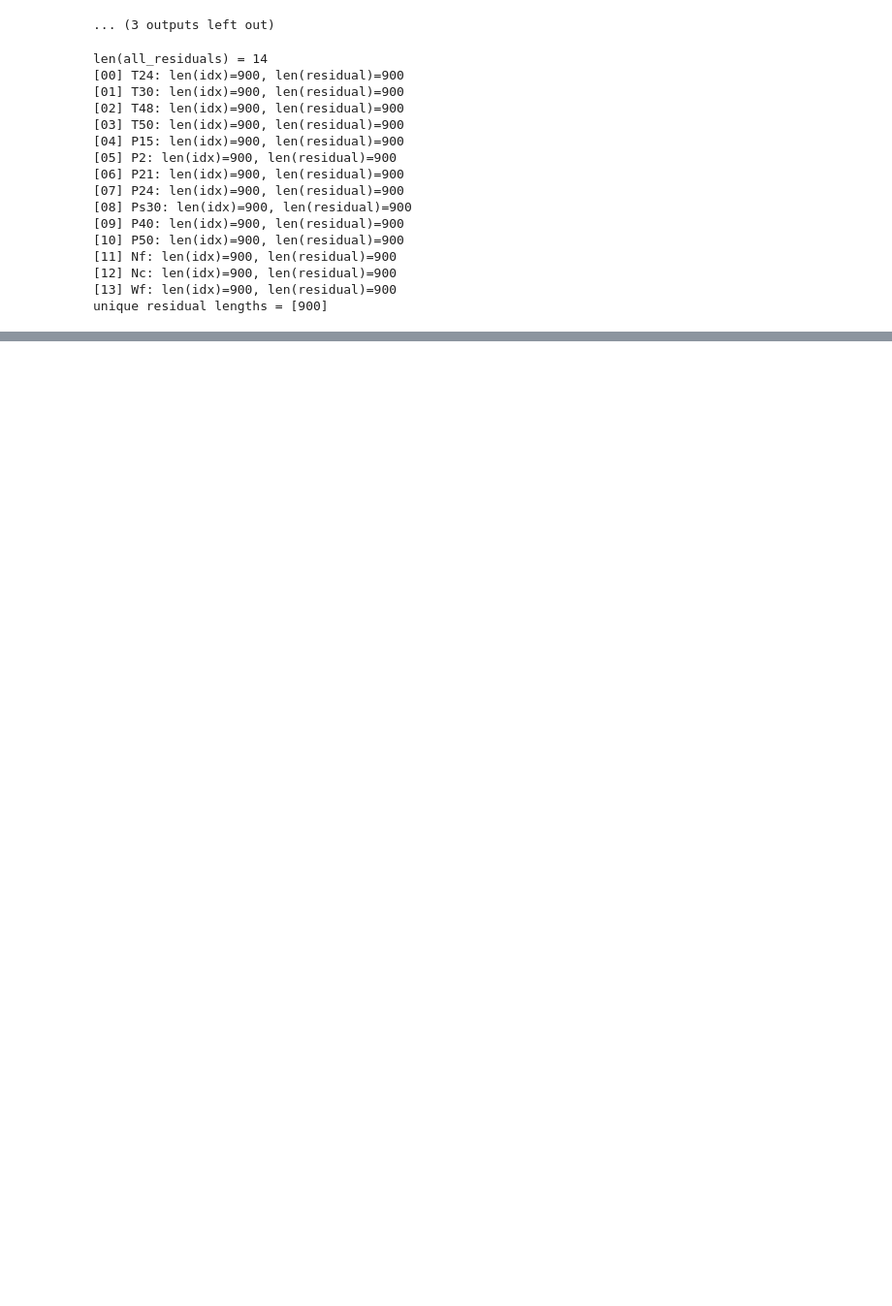
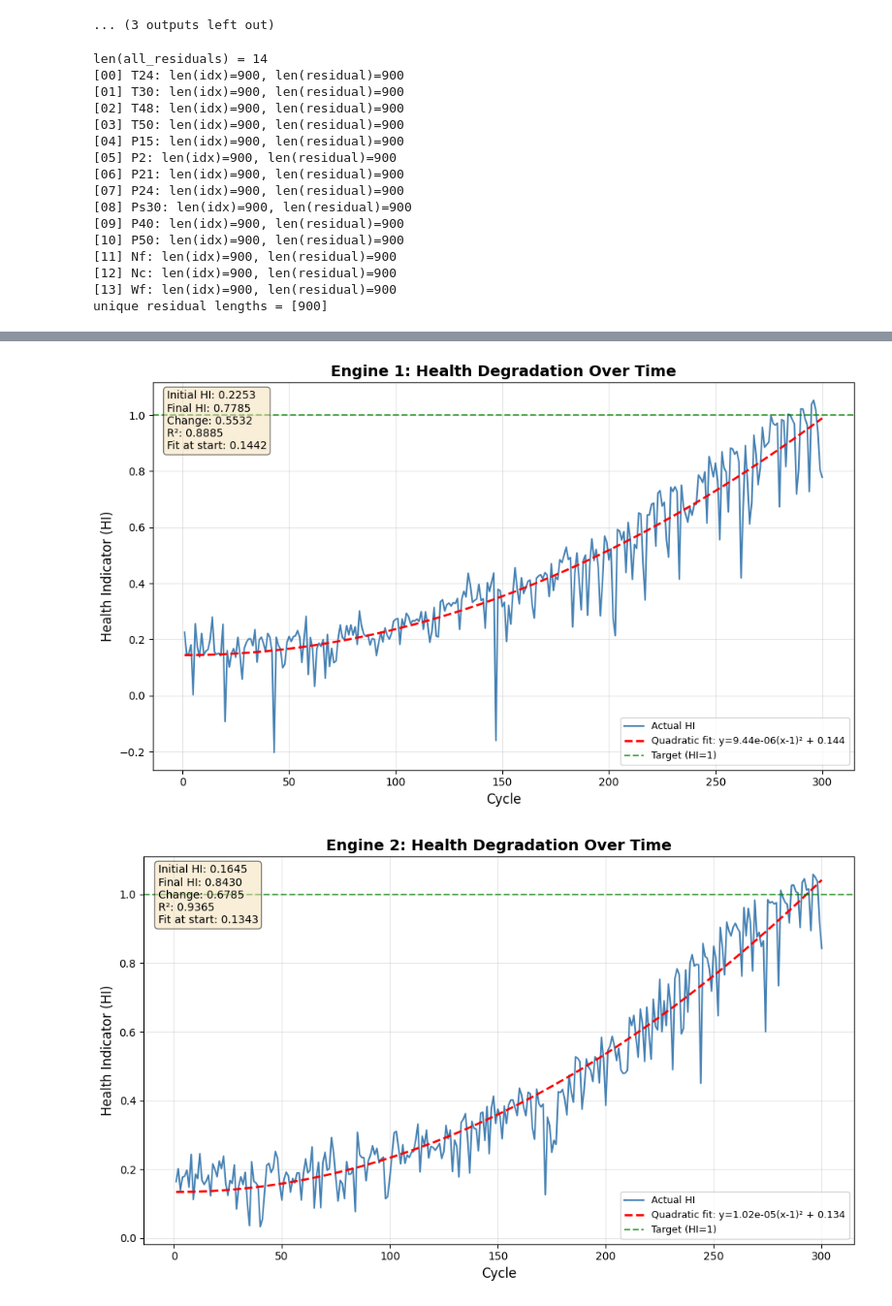
Before and after one commit to King-jejoon/Research-project, a Jupyter notebook: 2026-01-08.ipynb, the cells around one changed output, grey strips where cells are left out. Shown at 97% size. Drawn from its saved outputs; the diff is of its cells as text; code cells hidden in the pictures; blank space fills up the shorter version.

```diff
--- a/2026-01-08.ipynb
+++ b/2026-01-08.ipynb
@@ -983,0 +1019,78 @@ TypeError: 'float' object cannot be interpreted as an integer
+# %%
+import numpy as np
+from scipy.optimize import curve_fit
+
+# 이차함수 정의 (시작점 고정)
+def quadratic_fixed_start(x, a, b):
+    """
+    시작점(x=1)이 최소값이 되도록 고정
+    y = a(x-1)² + c
+    여기서 c는 실제 시작점 값으로 고정
+    """
+    return a * (x - 1)**2 + b
+
+# 각 엔진별로 개별 그래프 생성 (이차함수 추세선 포함)
+for i, pred in enumerate(predictions):
+    plt.figure(figsize=(10, 6))
+    cycles = np.arange(1, len(pred) + 1)
+
+    # 원본 데이터
+    plt.plot(cycles, pred, linewidth=1.5, color='steelblue', label='Actual HI')
+
+    # 이차함수 피팅 (시작점 고정)
+    try:
+        # 시작점 값
+        start_value = pred[0]
+
+        # curve_fit을 사용하여 a, b 파라미터 추정
+        # 초기 추정값 설정
+        initial_guess = [0.001, start_value]
+        popt, _ = curve_fit(quadratic_fixed_start, cycles, pred, p0=initial_guess)
+
+        # 피팅된 이차함수 값 계산
+        fitted_values = quadratic_fixed_start(cycles, *popt)
+
+        # 추세선 그리기
+        plt.plot(cycles, fitted_values, linewidth=2, color='red',
+                linestyle='--', label=f'Quadratic fit: y={popt[0]:.2e}(x-1)² + {popt[1]:.3f}')
+
+        # R² 계산
+        residuals = pred - fitted_values
+        ss_res = np.sum(residuals**2)
+        ss_tot = np.sum((pred - np.mean(pred))**2)
+        r_squared = 1 - (ss_res / ss_tot)
+
+        # 검증: 시작점이 실제로 최소값인지 확인
+        fit_start = quadratic_fixed_start(1, *popt)
+
+    except Exception as e:
+        print(f"Engine {i+1}: 이차함수 피팅 실패 - {e}")
+        r_squared = None
+        fit_start = None
+
+    plt.axhline(y=1.0, color='green', linestyle='--', linewidth=1.5,
+               label='Target (HI=1)', alpha=0.7)
+
+    plt.xlabel('Cycle', fontsize=12)
+    plt.ylabel('Health Indicator (HI)', fontsize=12)
+    plt.title(f'Engine {i+1}: Health Degradation Over Time', fontsize=14, fontweight='bold')
+    plt.legend(fontsize=9, loc='best')
+    plt.grid(True, alpha=0.3)
+
+    # 통계 정보 추가
+    info_text = f'Initial HI: {pred[0]:.4f}\nFinal HI: {pred[-1]:.4f}\nChange: {pred[-1]-pred[0]:.4f}'
+    if r_squared is not None:
+        info_text += f'\nR²: {r_squared:.4f}'
+    if fit_start is not None:
+        info_text += f'\nFit at start: {fit_start:.4f}'
+
+    plt.text(0.02, 0.98, info_text,
+             transform=plt.gca().transAxes, fontsize=10,
+             verticalalignment='top',
+             bbox=dict(boxstyle='round', facecolor='wheat', alpha=0.5))
+
+    plt.tight_layout()
+    plt.show()
+# %% [output]
+[figure, added]
+[figure, added]
```
Also changed, not shown: parts of 13 cells of this notebook.
